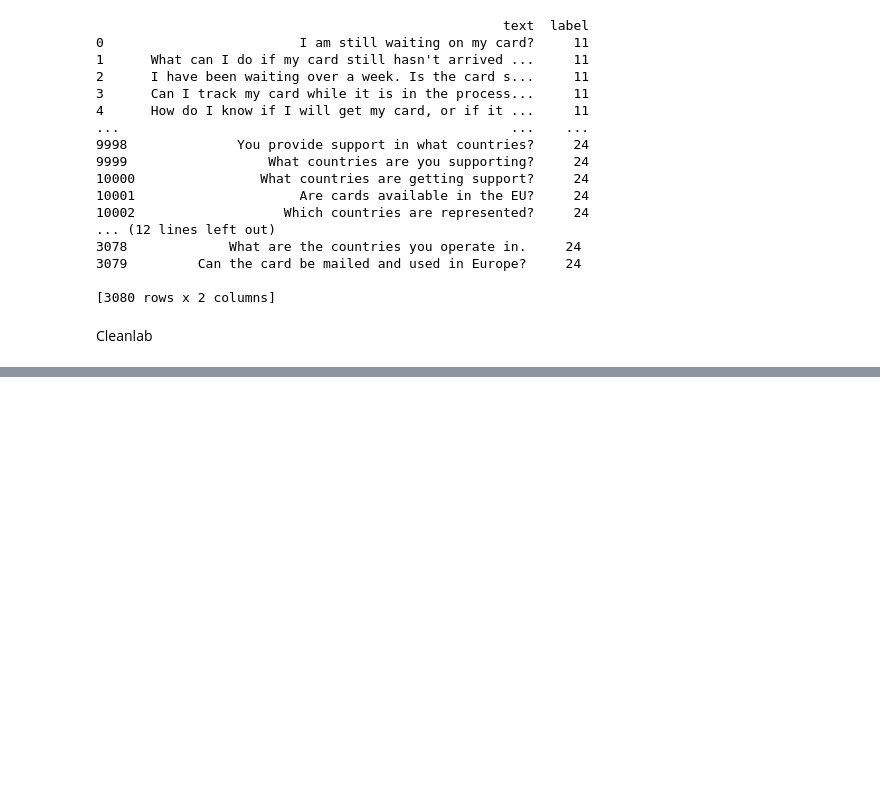
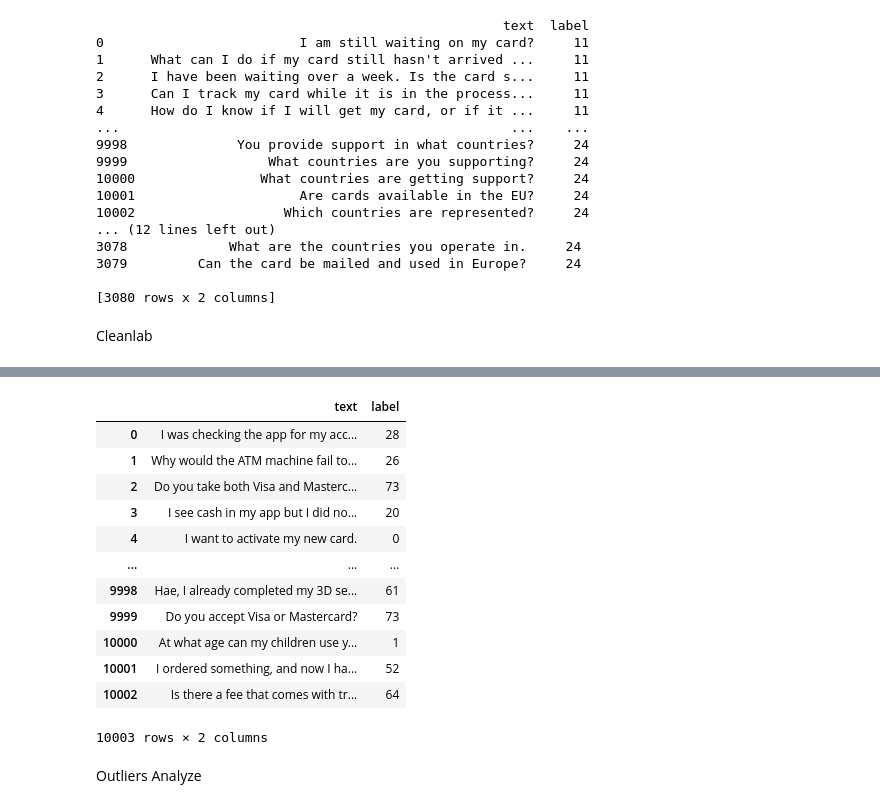
Before and after one commit to Po33ski/Banking_Data_Classifier, a Jupyter notebook: instruction.ipynb, the cells around one changed output, grey strips where cells are left out. Saved outputs shown, nothing was run; the diff lists cells and outputs as text; code cells hidden in the pictures; blank space fills up the shorter version.

```diff
--- a/instruction.ipynb
+++ b/instruction.ipynb
@@ -98,8 +127,8 @@ def get_initial_model_data(texts: list[str], labels: np.ndarray) -> tuple[np.nda
 
     return embeddings, pred_probs
 # %%
-texts = df["text"].values
-labels = df["label"].values
+texts = df["text"].tolist()
+labels = df["label"].to_numpy(dtype=int)
 
 embeddings, pred_probs = get_initial_model_data(texts, labels)
 
@@ -109,4 +138,4 @@ assert pred_probs.ndim == 2
 
 print(f"✅ Embeddings shape: {embeddings.shape}")
 print(f"✅ Pred_probs shape: {pred_probs.shape}")
-print(f"✅ Verification passed!")
+print("✅ Verification passed!")
@@ -112,0 +251,22 @@ print(f"✅ Verification passed!")
+# %%
+label_issues = lab.get_issues("label")
+label_issues = label_issues[label_issues["is_label_issue"]]
+label_issues = label_issues.sort_values(by="label_score")
+
+# Inspect top 10 most likely label issues
+top_label_issues = label_issues.head(10)
+top_label_issues_y_true = top_label_issues["given_label"]
+top_label_issues_y_pred = top_label_issues["predicted_label"]
+top_label_issues_idxs = top_label_issues.index.tolist()
+# texts is a Python list, so we index it explicitly with integers
+top_label_issues_texts = [texts[i] for i in top_label_issues_idxs]
+
+# Map label ids to human-readable names from the banking77 dataset
+id2label = {i: name for i, name in enumerate(banking77["train"].features["label"].names)}
+
+print("Top 10 label issues")
+for text, y_true, y_pred in zip(top_label_issues_texts, top_label_issues_y_true, top_label_issues_y_pred):
+    true_name = id2label[int(y_true)]
+    pred_name = id2label[int(y_pred)]
+    print(f"given_label {y_true} ({true_name}), predicted_label {y_pred} ({pred_name}), text: {text}")
+    print()
@@ -112,0 +294,26 @@ print(f"✅ Verification passed!")
+# %%
+# make sure we don't get key errors - we removed some rows earlier during deduplication
+label_issues = label_issues[label_issues.index.isin(df_deduplicated.index)]
+
+idxs = label_issues.index.tolist()
+pred_labels = label_issues["predicted_label"]
+
+df_fixed = df_deduplicated.copy()
+df_fixed.loc[idxs, "label"] = pred_labels
+df_fixed
+# %% [output]
+|  | text | label |
+| 0 | I was checking the app for my acc... | 28 |
+| 1 | Why would the ATM machine fail to... | 26 |
+| 2 | Do you take both Visa and Masterc... | 73 |
+| 3 | I see cash in my app but I did no... | 20 |
+| 4 | I want to activate my new card. | 0 |
+| ... | ... | ... |
+| 9998 | Hae, I already completed my 3D se... | 61 |
+| 9999 | Do you accept Visa or Mastercard? | 73 |
+| 10000 | At what age can my children use y... | 1 |
+| 10001 | I ordered something, and now I ha... | 52 |
+| 10002 | Is there a fee that comes with tr... | 64 |
+10003 rows × 2 columns
+# %% [markdown]
+Outliers Analyze
```
Also changed, not shown: parts of 11 cells of this notebook.
